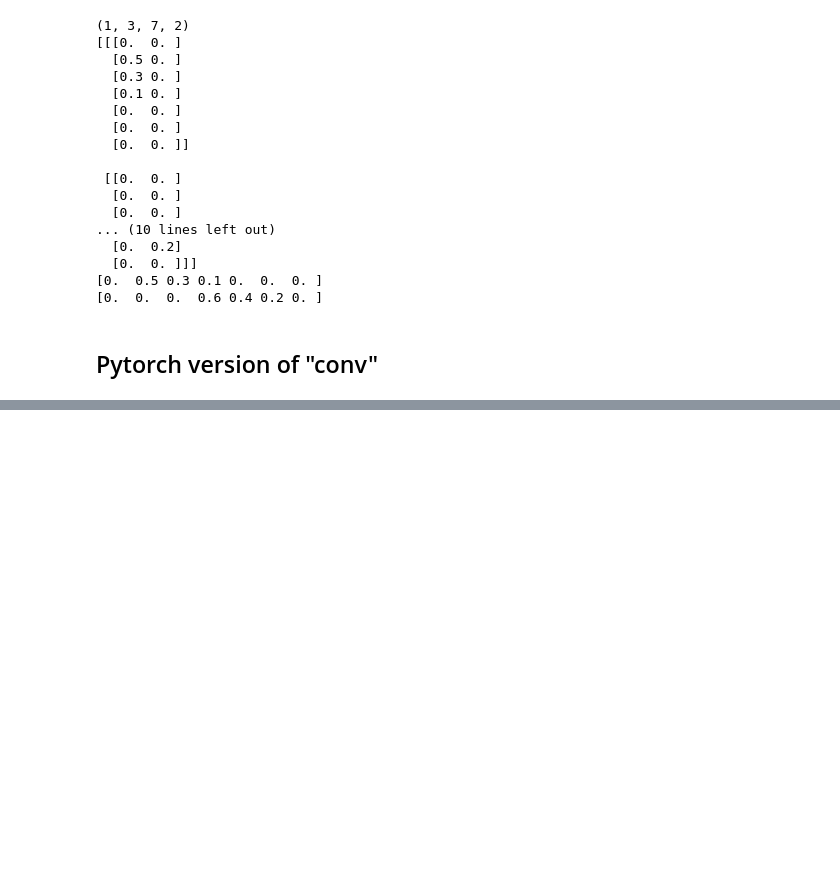
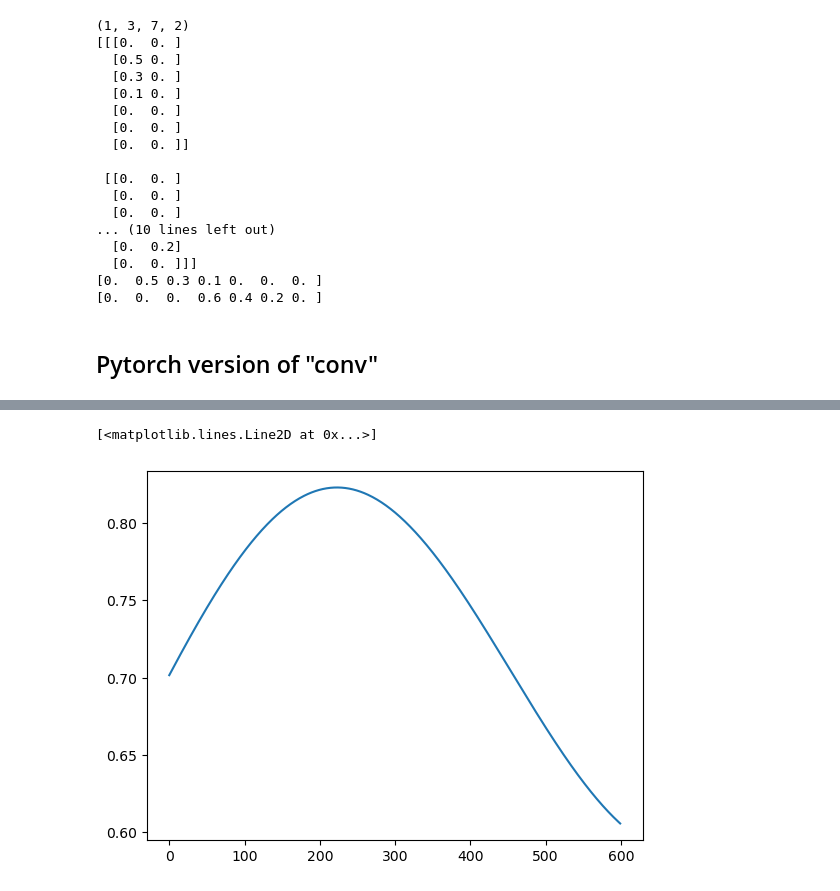
Before and after one commit to Qi-Xin/FC-GPFA, a Jupyter notebook: Decoder&Encoder.ipynb, the cells around one changed output, grey strips where cells are left out. Saved outputs shown, nothing was run; the diff lists cells and outputs as text; code cells hidden in the pictures; blank space fills up the shorter version.

```diff
--- a/Decoder&Encoder.ipynb
+++ b/Decoder&Encoder.ipynb
@@ -839,0 +795,5 @@ Learned b: tensor([5.0209])
+# %%
+plt.plot(time_varying_coef[0,1,:1,:].T)
+# %% [output]
+[<matplotlib.lines.Line2D at 0x...>]
+[figure, added]
```
Also changed, not shown: parts of 22 cells of this notebook.
